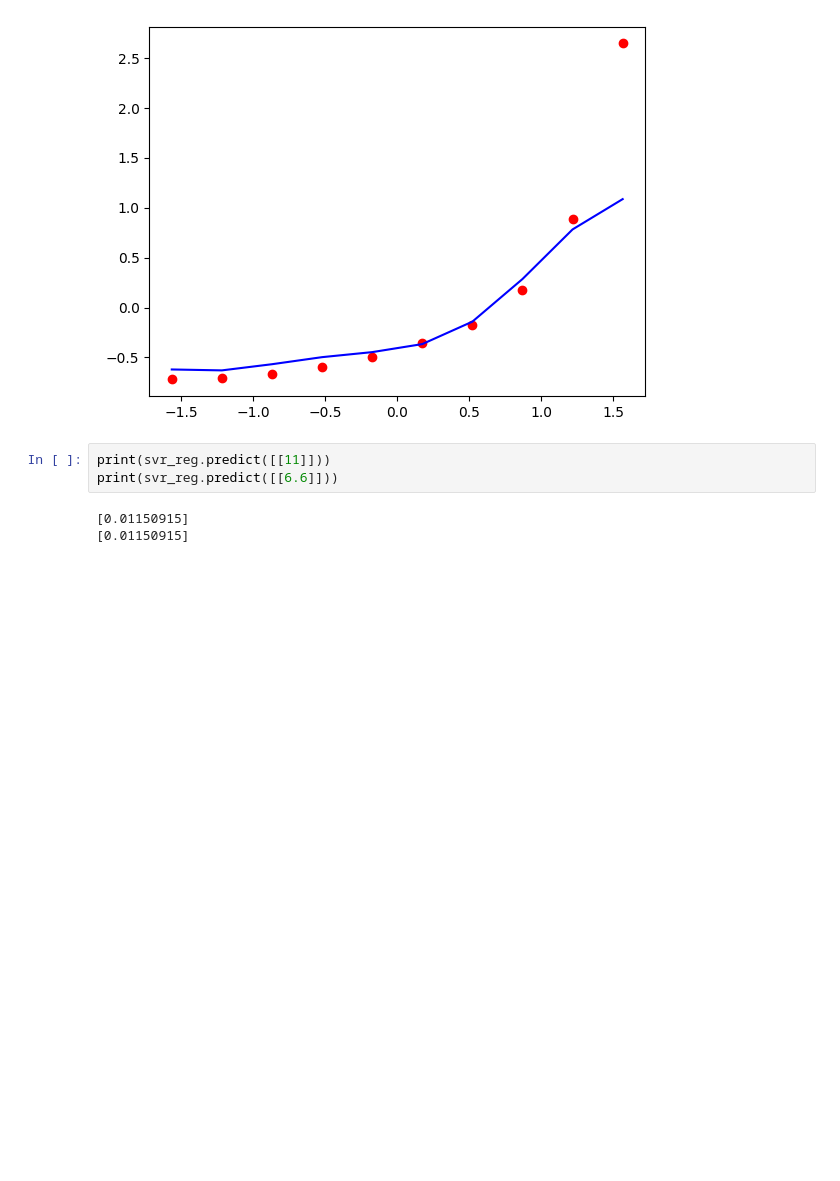
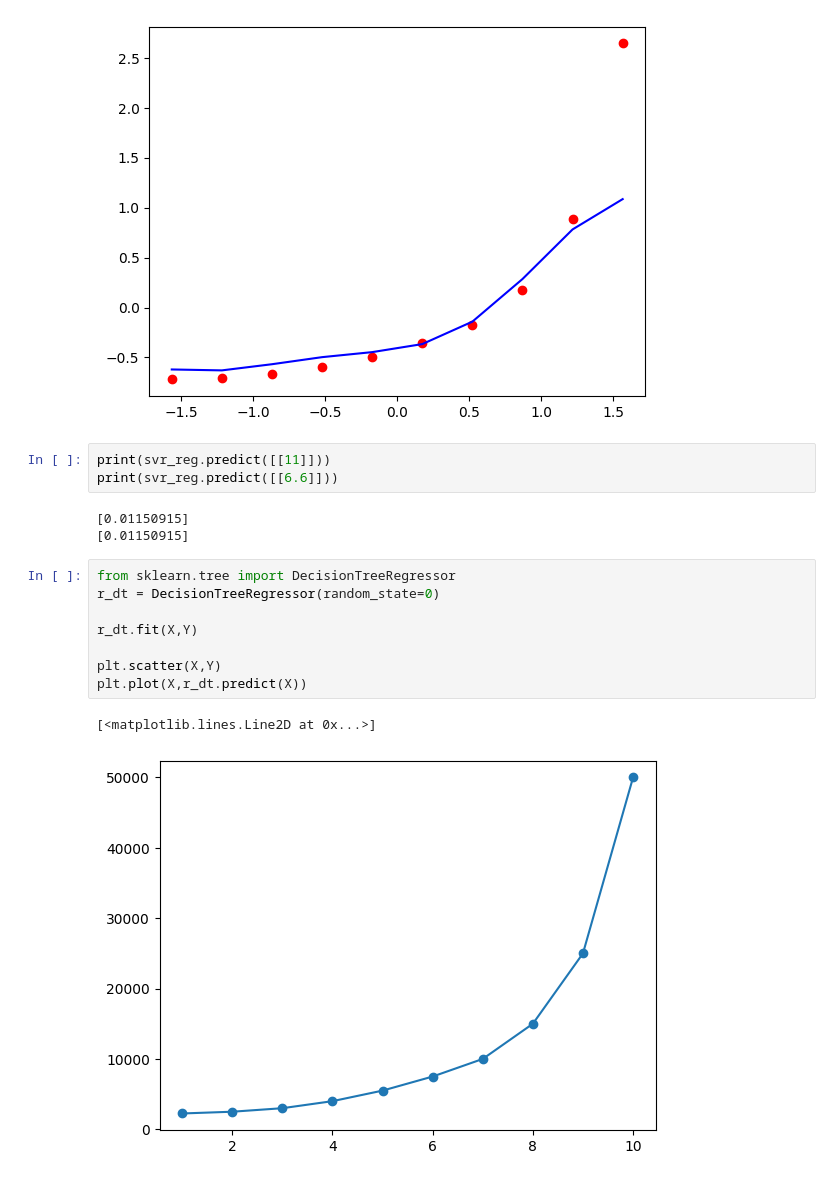
Before and after one commit to zeynepersen/MachineLearning, a Jupyter notebook: PolinomRegresyonSablonu.ipynb, the cells around one changed output. Cells and saved outputs as stored; diff of their text form; blank space fills up the shorter version.

```diff
--- a/PolinomRegresyonSablonu.ipynb
+++ b/PolinomRegresyonSablonu.ipynb
@@ -128,3 +128,14 @@ print(svr_reg.predict([[6.6]]))
 # %% [output]
 [0.01150915]
 [0.01150915]
+# %%
+from sklearn.tree import DecisionTreeRegressor
+r_dt = DecisionTreeRegressor(random_state=0)
+
+r_dt.fit(X,Y)
+
+plt.scatter(X,Y)
+plt.plot(X,r_dt.predict(X))
+# %% [output]
+[<matplotlib.lines.Line2D at 0x...>]
+[figure, added]
```
Also changed, not shown: parts of 1 cell of this notebook.
